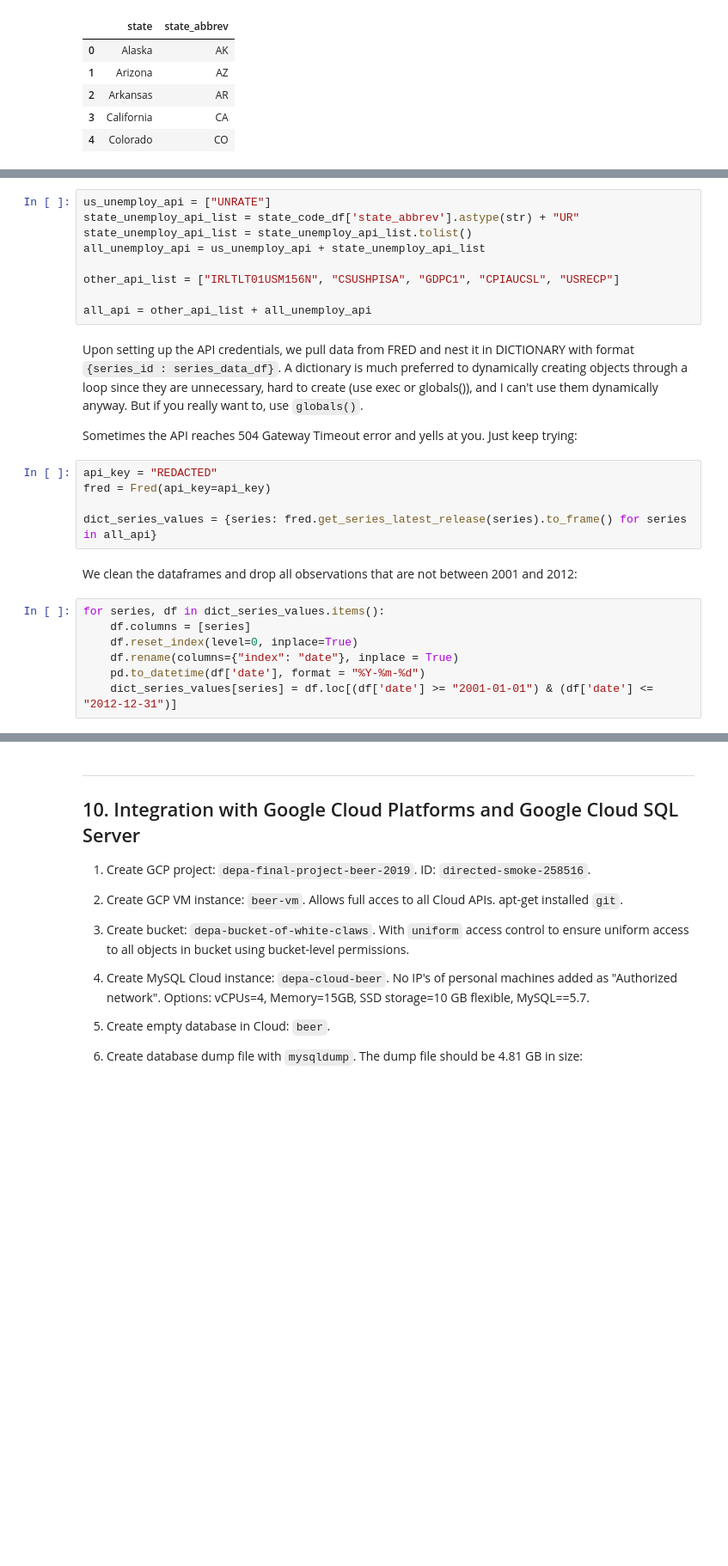
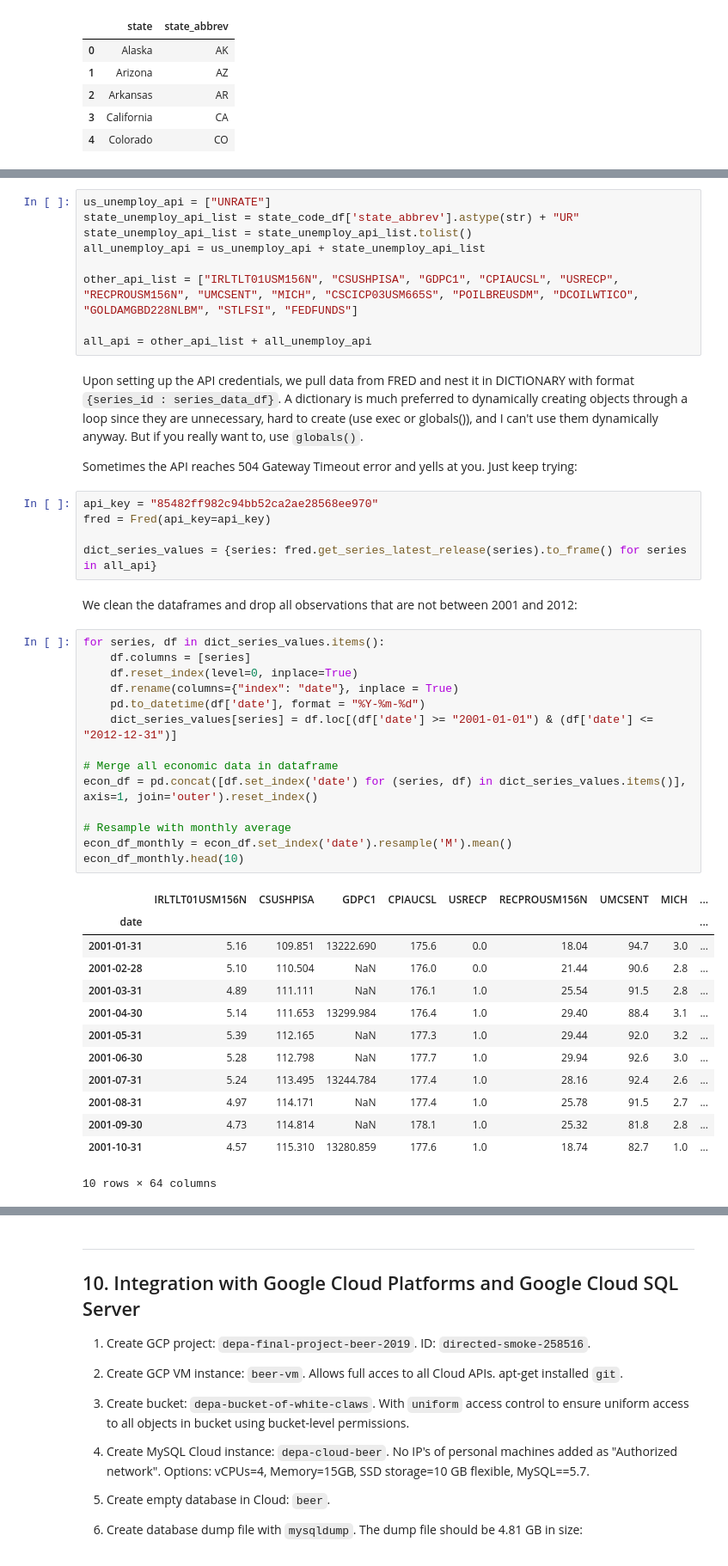
Before and after one commit to benedictau1993/beer-sales-economy, a Jupyter notebook: finalProjectNotebook.ipynb, the cells around one changed output, grey strips where cells are left out. Shown at 86% size. Cells and saved outputs as stored; diff of their text form; blank space fills up the shorter version.

```diff
--- a/finalProjectNotebook.ipynb
+++ b/finalProjectNotebook.ipynb
@@ -653,7 +660,7 @@ state_unemploy_api_list = state_code_df['state_abbrev'].astype(str) + "UR"
 state_unemploy_api_list = state_unemploy_api_list.tolist()
 all_unemploy_api = us_unemploy_api + state_unemploy_api_list
 
-other_api_list = ["IRLTLT01USM156N", "CSUSHPISA", "GDPC1", "CPIAUCSL", "USRECP"]
+other_api_list = ["IRLTLT01USM156N", "CSUSHPISA", "GDPC1", "CPIAUCSL", "USRECP", "RECPROUSM156N", "UMCSENT", "MICH", "CSCICP03USM665S", "POILBREUSDM", "DCOILWTICO", "GOLDAMGBD228NLBM", "STLFSI", "FEDFUNDS"]
 
 all_api = other_api_list + all_unemploy_api
 # %% [markdown]
@@ -661,7 +668,7 @@ Upon setting up the API credentials, we pull data from FRED and nest it in DICTI
 
 Sometimes the API reaches 504 Gateway Timeout error and yells at you. Just keep trying:
 # %%
-api_key = "REDACTED"
+api_key = "85482ff982c94bb52ca2ae28568ee970"
 fred = Fred(api_key=api_key)
 
 dict_series_values = {series: fred.get_series_latest_release(series).to_frame() for series in all_api}
@@ -670,8 +677,29 @@ We clean the dataframes and drop all observations that are not between 2001 and
 # %%
 for series, df in dict_series_values.items():
     df.columns = [series]
     df.reset_index(level=0, inplace=True)
     df.rename(columns={"index": "date"}, inplace = True)
     pd.to_datetime(df['date'], format = "%Y-%m-%d")
     dict_series_values[series] = df.loc[(df['date'] >= "2001-01-01") & (df['date'] <= "2012-12-31")]
+
+# Merge all economic data in dataframe
+econ_df = pd.concat([df.set_index('date') for (series, df) in dict_series_values.items()], axis=1, join='outer').reset_index()
+
+# Resample with monthly average
+econ_df_monthly = econ_df.set_index('date').resample('M').mean()
+econ_df_monthly.head(10)
+# %% [output]
+|  | IRLTLT01USM156N | CSUSHPISA | GDPC1 | CPIAUCSL | USRECP | RECPROUSM156N | UMCSENT | MICH | ... |
+| date |  |  |  |  |  |  |  |  | ... |
+| 2001-01-31 | 5.16 | 109.851 | 13222.690 | 175.6 | 0.0 | 18.04 | 94.7 | 3.0 | ... |
+| 2001-02-28 | 5.10 | 110.504 | NaN | 176.0 | 0.0 | 21.44 | 90.6 | 2.8 | ... |
+| 2001-03-31 | 4.89 | 111.111 | NaN | 176.1 | 1.0 | 25.54 | 91.5 | 2.8 | ... |
+| 2001-04-30 | 5.14 | 111.653 | 13299.984 | 176.4 | 1.0 | 29.40 | 88.4 | 3.1 | ... |
+| 2001-05-31 | 5.39 | 112.165 | NaN | 177.3 | 1.0 | 29.44 | 92.0 | 3.2 | ... |
+| 2001-06-30 | 5.28 | 112.798 | NaN | 177.7 | 1.0 | 29.94 | 92.6 | 3.0 | ... |
+| 2001-07-31 | 5.24 | 113.495 | 13244.784 | 177.4 | 1.0 | 28.16 | 92.4 | 2.6 | ... |
+| 2001-08-31 | 4.97 | 114.171 | NaN | 177.4 | 1.0 | 25.78 | 91.5 | 2.7 | ... |
+| 2001-09-30 | 4.73 | 114.814 | NaN | 178.1 | 1.0 | 25.32 | 81.8 | 2.8 | ... |
+| 2001-10-31 | 4.57 | 115.310 | 13280.859 | 177.6 | 1.0 | 18.74 | 82.7 | 1.0 | ... |
+10 rows × 64 columns
 # %%
```
Also changed, not shown: parts of 3 cells of this notebook, 2 other files.
